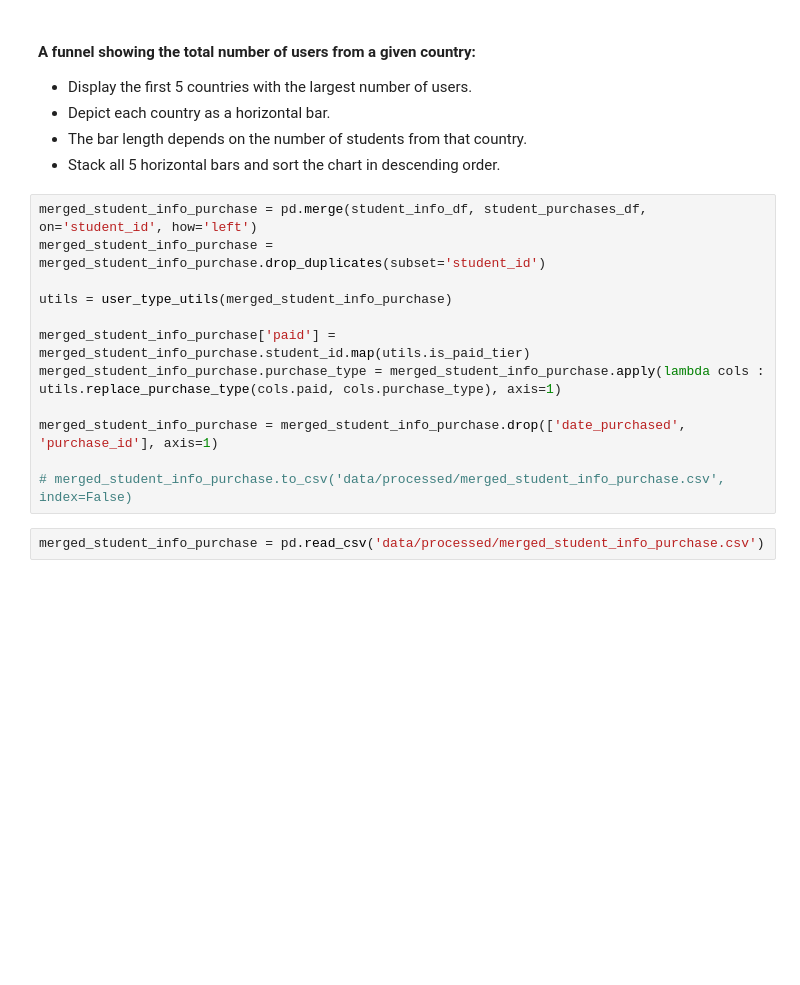
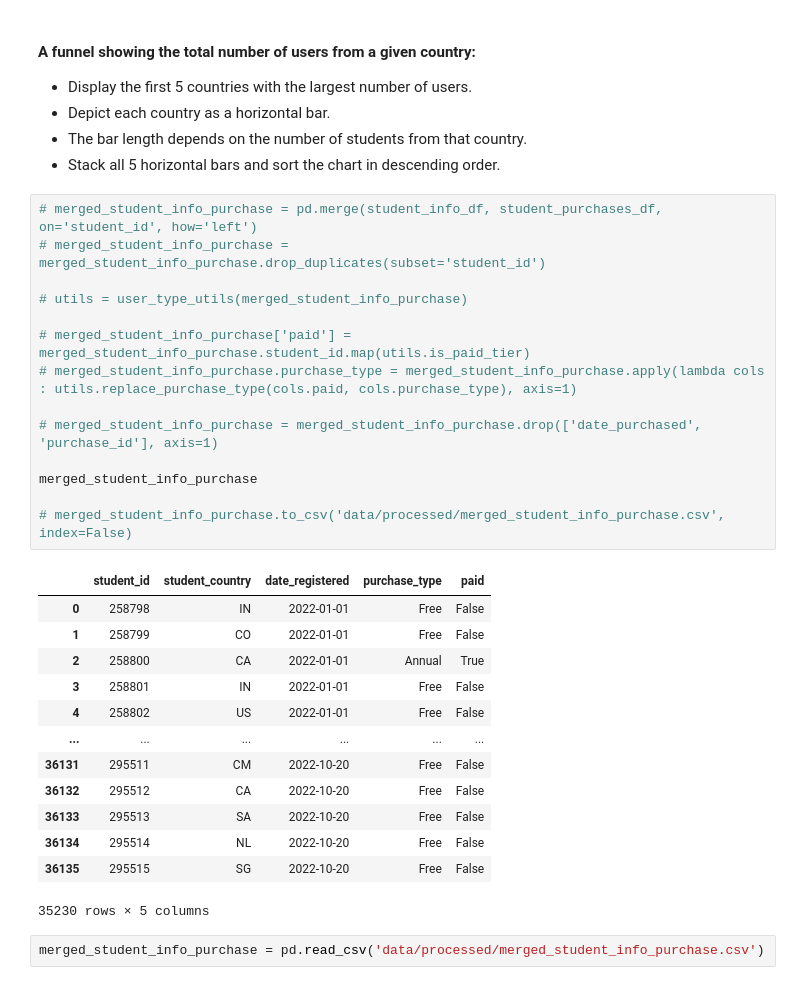
Before and after one commit to AryehRotberg/365-Learning-Data-Challenge, a Jupyter notebook: notebook/Dashboard Structure.ipynb, the cells around one changed output. Saved outputs shown, nothing was run; the diff lists cells and outputs as text; blank space fills up the shorter version.

```diff
--- a/notebook/Dashboard Structure.ipynb
+++ b/notebook/Dashboard Structure.ipynb
@@ -24,17 +61,33 @@ student_purchases_df.date_purchased = pd.to_datetime(student_purchases_df.date_p
 - The bar length depends on the number of students from that country.
 - Stack all 5 horizontal bars and sort the chart in descending order.
 # %%
-merged_student_info_purchase = pd.merge(student_info_df, student_purchases_df, on='student_id', how='left')
-merged_student_info_purchase = merged_student_info_purchase.drop_duplicates(subset='student_id')
+# merged_student_info_purchase = pd.merge(student_info_df, student_purchases_df, on='student_id', how='left')
+# merged_student_info_purchase = merged_student_info_purchase.drop_duplicates(subset='student_id')
 
-utils = user_type_utils(merged_student_info_purchase)
+# utils = user_type_utils(merged_student_info_purchase)
 
-merged_student_info_purchase['paid'] = merged_student_info_purchase.student_id.map(utils.is_paid_tier)
-merged_student_info_purchase.purchase_type = merged_student_info_purchase.apply(lambda cols : utils.replace_purchase_type(cols.paid, cols.purchase_type), axis=1)
+# merged_student_info_purchase['paid'] = merged_student_info_purchase.student_id.map(utils.is_paid_tier)
+# merged_student_info_purchase.purchase_type = merged_student_info_purchase.apply(lambda cols : utils.replace_purchase_type(cols.paid, cols.purchase_type), axis=1)
 
-merged_student_info_purchase = merged_student_info_purchase.drop(['date_purchased', 'purchase_id'], axis=1)
+# merged_student_info_purchase = merged_student_info_purchase.drop(['date_purchased', 'purchase_id'], axis=1)
+
+merged_student_info_purchase
 
 # merged_student_info_purchase.to_csv('data/processed/merged_student_info_purchase.csv', index=False)
+# %% [output]
+|  | student_id | student_country | date_registered | purchase_type | paid |
+| 0 | 258798 | IN | 2022-01-01 | Free | False |
+| 1 | 258799 | CO | 2022-01-01 | Free | False |
+| 2 | 258800 | CA | 2022-01-01 | Annual | True |
+| 3 | 258801 | IN | 2022-01-01 | Free | False |
+| 4 | 258802 | US | 2022-01-01 | Free | False |
+| ... | ... | ... | ... | ... | ... |
+| 36131 | 295511 | CM | 2022-10-20 | Free | False |
+| 36132 | 295512 | CA | 2022-10-20 | Free | False |
+| 36133 | 295513 | SA | 2022-10-20 | Free | False |
+| 36134 | 295514 | NL | 2022-10-20 | Free | False |
+| 36135 | 295515 | SG | 2022-10-20 | Free | False |
+35230 rows × 5 columns
 # %%
 merged_student_info_purchase = pd.read_csv('data/processed/merged_student_info_purchase.csv')
 # %%
```
Also changed, not shown: parts of 2 cells of this notebook, 17 other files.
